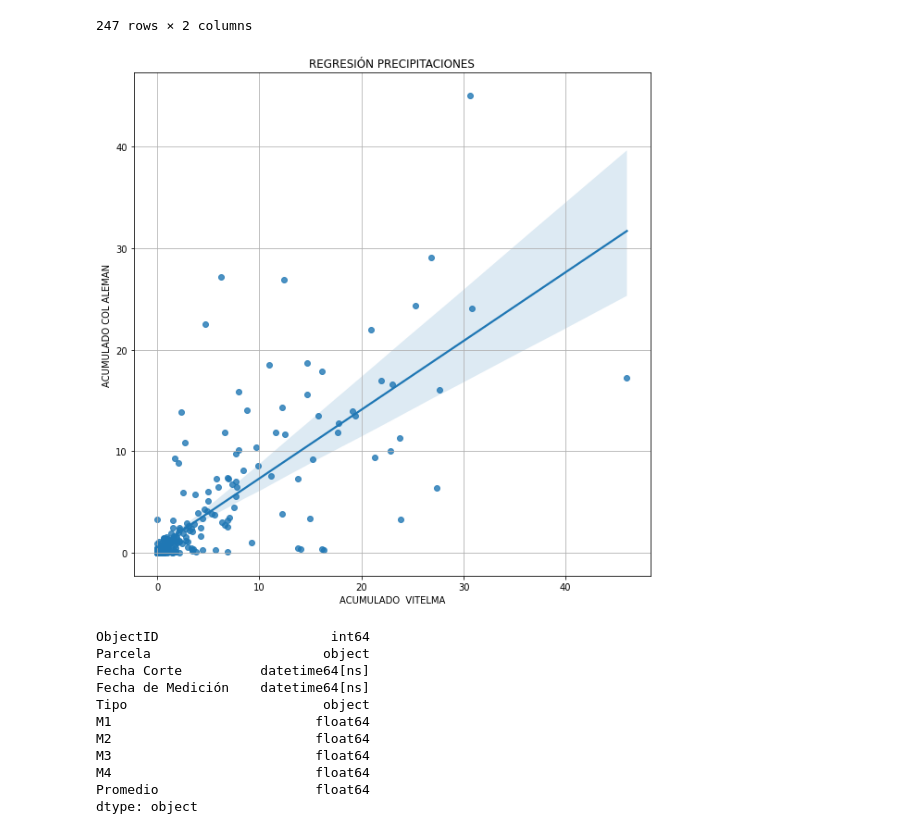
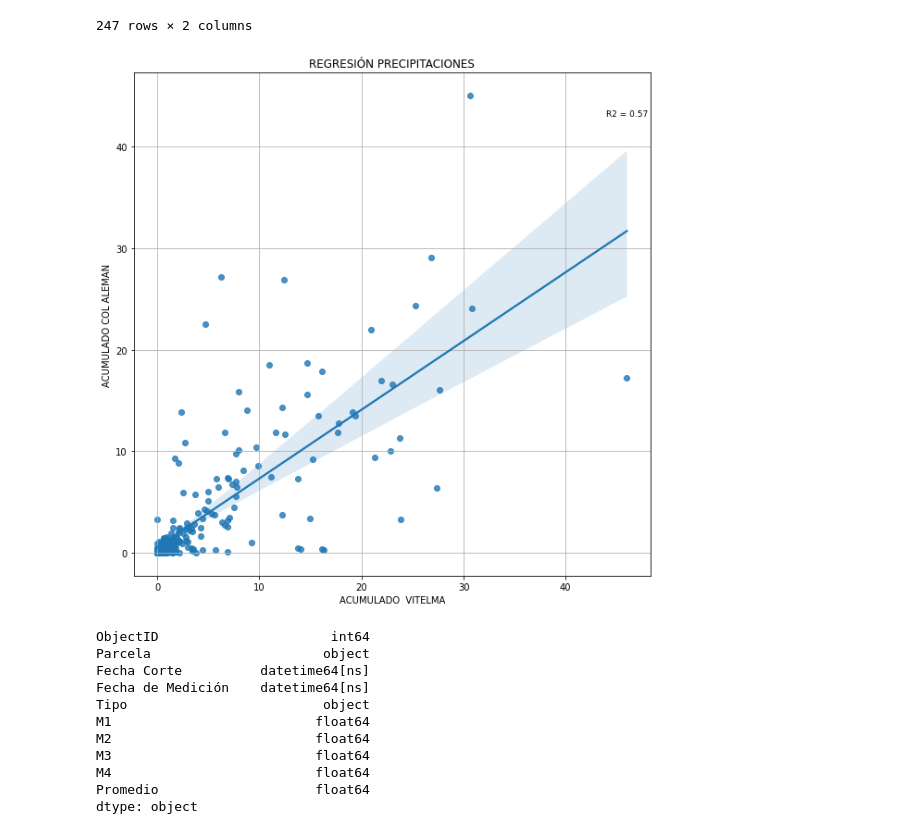
Before and after one commit to maifercaher/uaesp_corte_cesped, a Jupyter notebook: Corte_Cesped.ipynb, the cells around one changed output. Cells and saved outputs as stored; diff of their text form; code cells hidden in the pictures.

```diff
--- a/Corte_Cesped.ipynb
+++ b/Corte_Cesped.ipynb
@@ -99,15 +100,21 @@ df_filtered
 | 246 | 0.0 | 0.00 |
 247 rows × 2 columns
 # %%
+def r2(x, y):
+    return sp.stats.pearsonr(x, y)[0] ** 2
+
+r2_val = r2(df_filtered['ACUMULADO  VITELMA'], y=df_filtered['ACUMULADO COL ALEMAN'])
+
 plt.figure(figsize=(10,10))
 plt.title('REGRESIÓN PRECIPITACIONES')
 ax = sns.regplot(x = "ACUMULADO  VITELMA", y = "ACUMULADO COL ALEMAN", data = df_filtered)
+ax.text(max(df_filtered['ACUMULADO  VITELMA'])-2, max(df_filtered['ACUMULADO COL ALEMAN'])-2,'R2 = ' + str(round(r2_val, 2)), fontsize=9) #add text
 ax.grid()
 image_name_2 = 'Regresion_precipitaciones_1.jpeg'
 plt.savefig(os.path.join(folder_image_outputs, image_name_2), dpi=300)
 plt.show()
 # %% [output]
-[figure, old version]
+[figure, new version]
 # %%
 xls_fechas_cortes = pd.ExcelFile(r'D:\UAESP\Corte_Cesped\file_test_2_fechas_cortes_.xlsx')
 df_fechas_cortes = pd.read_excel(xls_fechas_cortes)
```
Also changed, not shown: parts of 6 cells of this notebook.
